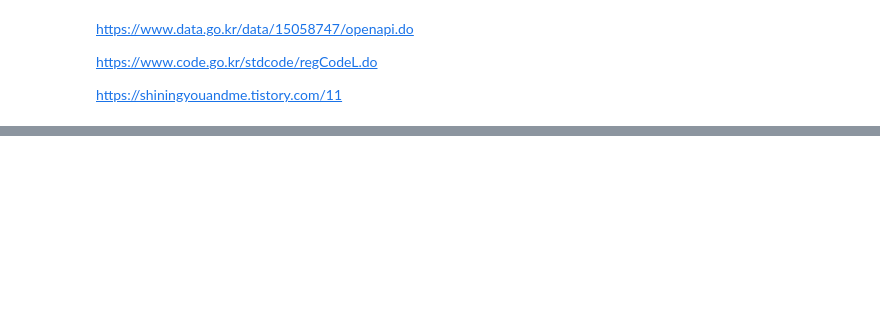
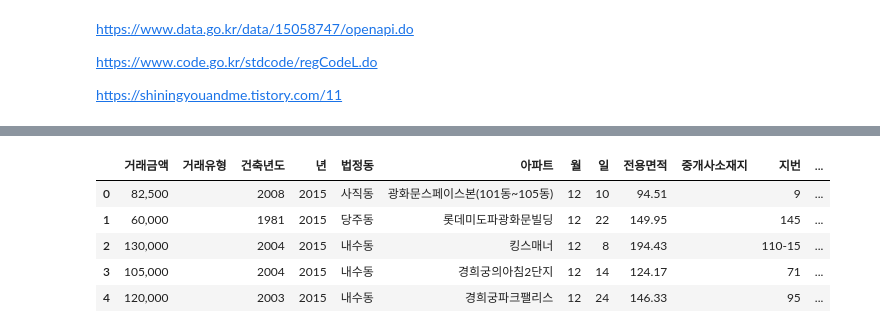
Before and after one commit to reejungkim/OpenAPI_Ministry_of_land, a Jupyter notebook: 국토교통부 아파트매매 실거래.ipynb, the cells around one changed output, grey strips where cells are left out. Cells and saved outputs as stored; diff of their text form; code cells hidden in the pictures; blank space fills up the shorter version.

Commit message:
Fix loading xml to dataframe

```diff
--- a/국토교통부 아파트매매 실거래.ipynb
+++ b/국토교통부 아파트매매 실거래.ipynb
@@ -34,10 +14,6 @@ base_date = ["202007","202008","202009"]
 # %%
+url = 'http://openapi.molit.go.kr:8081/OpenAPI_ToolInstallPackage/service/rest/RTMSOBJSvc/getRTMSDataSvcAptTrade'
+params ={'serviceKey' : api_key, 'LAWD_CD' : '11110', 'DEAL_YMD' : '201512' }
 
-import requests
-
-url = 'http://openapi.molit.go.kr:8081/OpenAPI_ToolInstallPackage/service/rest/RTMSOBJSvc/getRTMSDataSvcAptTrade'
-params ={'serviceKey' : api_key, 'LAWD_CD' : '11110', 'DEAL_YMD' : '20201212' }
-
-response = requests.get(url, params=params).text.encode('utf-8')
-#print(response.content)
+response = requests.get(url, params=params).text
 # %%
@@ -84,0 +48,42 @@ http://www.code.go.kr/stdcode/regCodeL.do
+# %%
+def load_xml_to_dataframe(response_xml, keyword):
+    import urllib.request
+
+    import bs4 as bs
+    import pandas as pd
+
+    soup = bs.BeautifulSoup(response_xml, 'xml')
+
+    rows = soup.find_all(keyword)
+    columns = rows[0].find_all()
+
+    rowList = []
+    nameList = []
+    columnList = []
+
+    rowsLen = len(rows)
+    columnsLen = len(columns)
+
+    for i in range(0, rowsLen):
+        columns = rows[i].find_all()
+
+        for j in range(0, columnsLen):
+            if i == 0:
+                nameList.append(columns[j].name)  # header
+            eachColumn = columns[j].text  # value
+            columnList.append(eachColumn)
+        rowList.append(columnList)
+        columnList = []    # 다음 row의 값을 넣기 위해 비워준다
+
+    result = pd.DataFrame(rowList, columns=nameList)
+    return result
+# %%
+df = load_xml_to_dataframe(response, 'item')
+df.head()
+# %% [output]
+|  | 거래금액 | 거래유형 | 건축년도 | 년 | 법정동 | 아파트 | 월 | 일 | 전용면적 | 중개사소재지 | 지번 | ... |
+| 0 | 82,500 |  | 2008 | 2015 | 사직동 | 광화문스페이스본(101동~105동) | 12 | 10 | 94.51 |  | 9 | ... |
+| 1 | 60,000 |  | 1981 | 2015 | 당주동 | 롯데미도파광화문빌딩 | 12 | 22 | 149.95 |  | 145 | ... |
+| 2 | 130,000 |  | 2004 | 2015 | 내수동 | 킹스매너 | 12 | 8 | 194.43 |  | 110-15 | ... |
+| 3 | 105,000 |  | 2004 | 2015 | 내수동 | 경희궁의아침2단지 | 12 | 14 | 124.17 |  | 71 | ... |
+| 4 | 120,000 |  | 2003 | 2015 | 내수동 | 경희궁파크팰리스 | 12 | 24 | 146.33 |  | 95 | ... |
```
Also changed, not shown: parts of 10 cells of this notebook, 2 other files.
